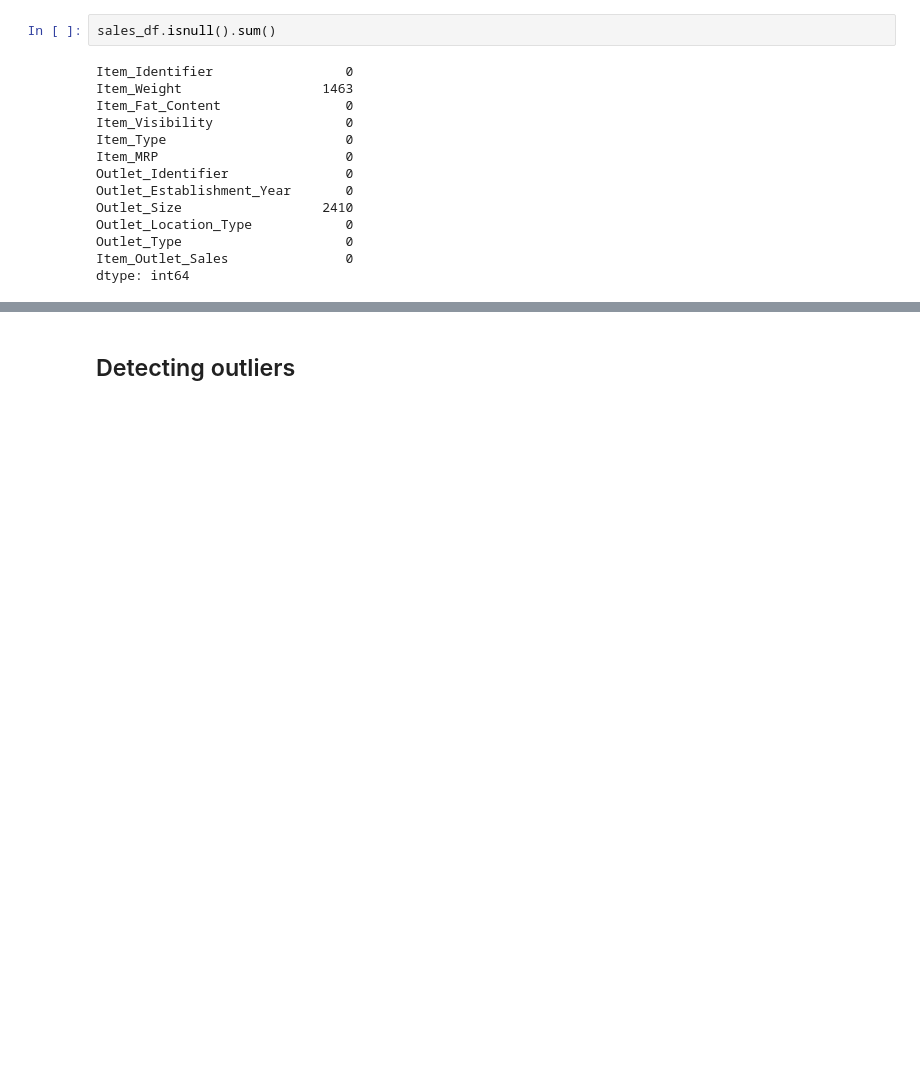
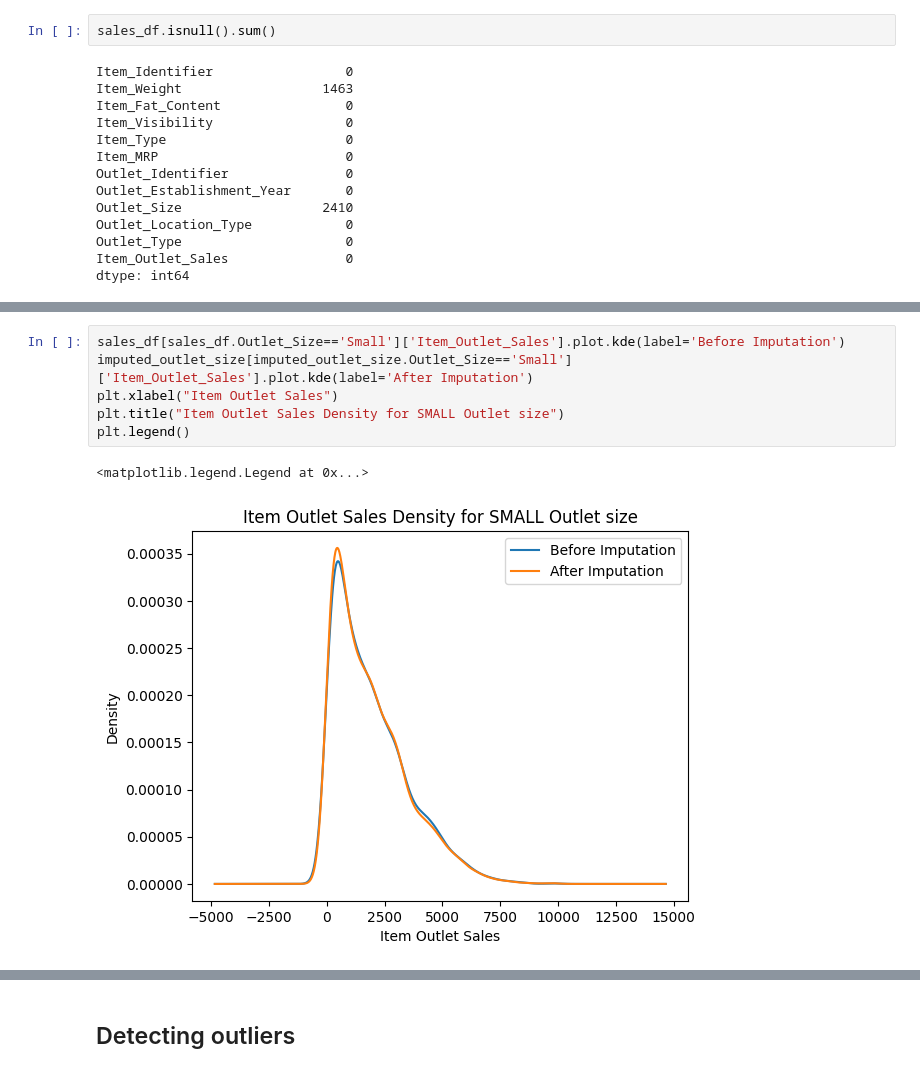
Before and after one commit to Gourav052003/Data-Driven-Sales-Forecasting-for-Big-Mart-Retail-Outlets, a Jupyter notebook: Big-Mart-Sales-Prediction.ipynb, the cells around one changed output, grey strips where cells are left out. Saved outputs shown, nothing was run; the diff lists cells and outputs as text; blank space fills up the shorter version.

```diff
--- a/Big-Mart-Sales-Prediction.ipynb
+++ b/Big-Mart-Sales-Prediction.ipynb
@@ -95,0 +180,9 @@ Outlet_Size :  object
+# %%
+sales_df[sales_df.Outlet_Size=='Small']['Item_Outlet_Sales'].plot.kde(label='Before Imputation')
+imputed_outlet_size[imputed_outlet_size.Outlet_Size=='Small']['Item_Outlet_Sales'].plot.kde(label='After Imputation')
+plt.xlabel("Item Outlet Sales")
+plt.title("Item Outlet Sales Density for SMALL Outlet size")
+plt.legend()
+# %% [output]
+<matplotlib.legend.Legend at 0x...>
+[figure, added]
```
Also changed, not shown: parts of 24 cells of this notebook, 1 other file.
